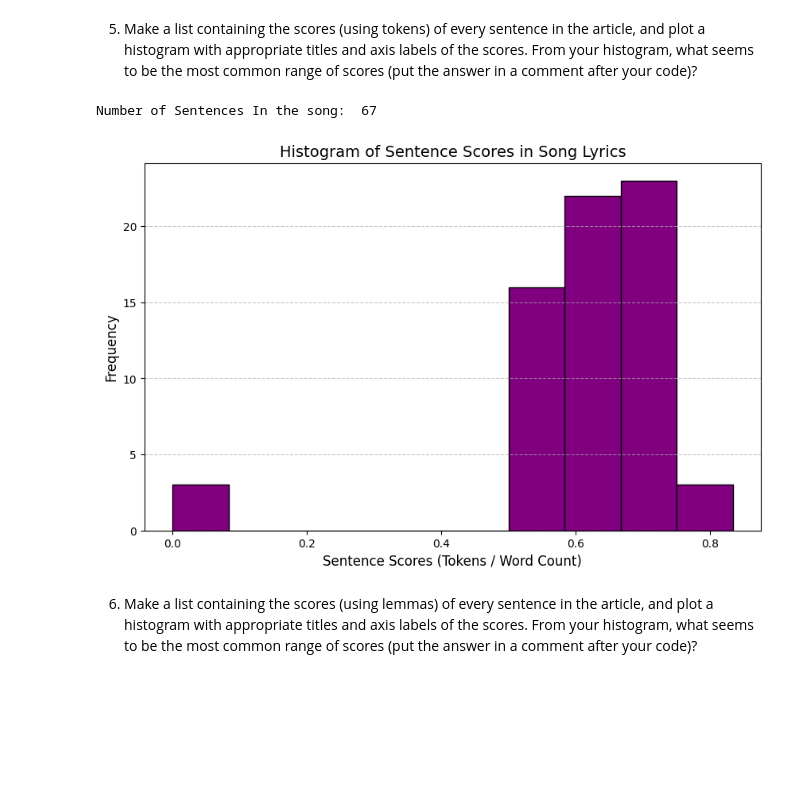
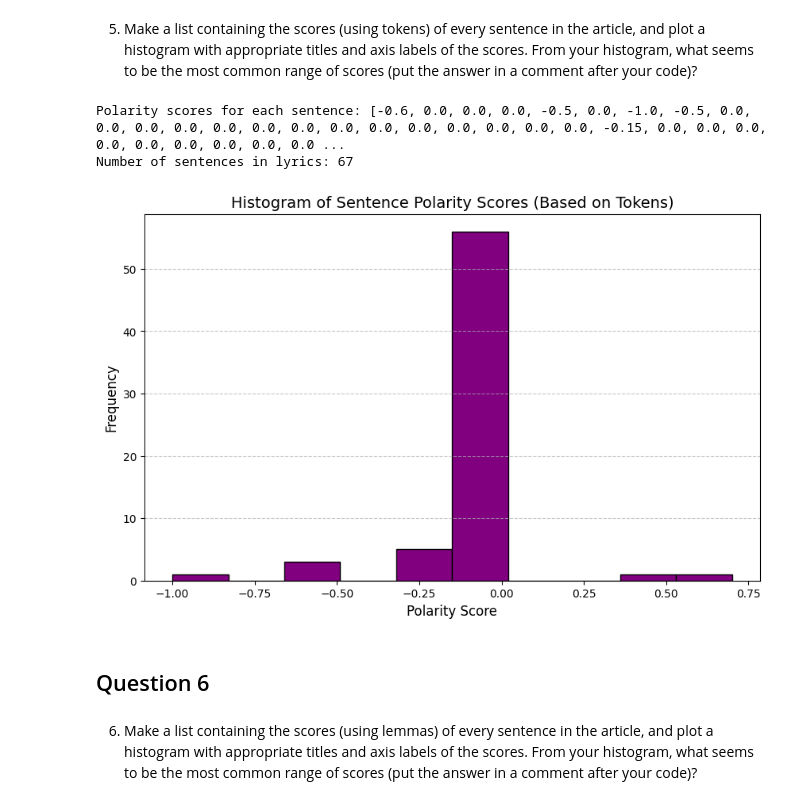
Before and after one commit to Valpal84/WK7_Final_Project, a Jupyter notebook: Valerie_article-summarizer.ipynb, the cells around one changed output. Cells and saved outputs as stored; diff of their text form; code cells hidden in the pictures; blank space fills up the shorter version.

Commit message:
Completed questions 6 and 7

```diff
--- a/Valerie_article-summarizer.ipynb
+++ b/Valerie_article-summarizer.ipynb
@@ -232,38 +232,50 @@ Lemma: demon, Frequency: 15
 ### Question 5
 # %% [markdown]
 5. Make a list containing the scores (using tokens) of every sentence in the article, and plot a histogram with appropriate titles and axis labels of the scores. From your histogram, what seems to be the most common range of scores (put the answer in a comment after your code)?
-# %%
-import spacy
-import matplotlib.pyplot as py
-
-# Load text into spacy pipeline
-nlp = spacy.load("en_core_web_sm")
-doc = nlp(processed_lyrics)
-
-#Tokenize article into sentences
-sentences = list(doc.sents)
-
-#Calculate the score for each sentence
-sentence_scores = [
-    len([token for token in sent if token.is_alpha]) / len(sent) if len(sent) > 0 else 0
-    for sent in sentences
-]
-#Print the number of sentences in the lyrics
-num_sentences = len(list(doc.sents))
-print("Number of Sentences In the song: ", num_sentences)
-
-#Plot a histogram of sentence scores
-plt.figure(figsize=(10, 6))
-plt.grid(axis='y', linestyle='--', alpha=0.7, zorder=2)
-plt.hist(sentence_scores, bins=10, color='purple', edgecolor='black', zorder=0)
-plt.title("Histogram of Sentence Scores in Song Lyrics", fontsize=14)
-plt.xlabel("Sentence Scores (Tokens / Word Count)", fontsize=12)
-plt.ylabel("Frequency", fontsize=12)
-plt.show()
-
-#It appears that most of the scores are between 0.5 and 0.8.
-# %% [output]
-Number of Sentences In the song:  67
-[figure, removed]
+# %%
+#Imports
+import spacy
+from spacytextblob.spacytextblob import SpacyTextBlob
+import matplotlib.pyplot as plt
+from textblob import TextBlob
+
+# Calculate polarity using text blob
+def calculate_polarity(text):
+    return TextBlob(text).sentiment.polarity
+
+# Process the lyrics with spaCy
+doc = nlp(processed_lyrics)
+
+# Calculate the polarity scores for each sentence based on tokens
+sentence_polarity_scores = [
+    calculate_polarity(" ".join([token.text for token in sent if token.is_alpha and not token.is_space]))
+    for sent in doc.sents
+]
+
+# Print the polarity scores
+print("Polarity scores for each sentence:", sentence_polarity_scores)
+
+#Calculate and print number of sentences in lyrics
+num_sentences = len(list(doc.sents))
+print("Number of sentences in lyrics:", num_sentences)
+
+# Plot the polarity scores as a histogram
+plt.figure(figsize=(10, 6))
+plt.hist(sentence_polarity_scores, bins=10, color='purple', edgecolor='black')
+plt.title("Histogram of Sentence Polarity Scores (Based on Tokens)", fontsize=14)
+plt.xlabel("Polarity Score", fontsize=12)
+plt.ylabel("Frequency", fontsize=12)
+plt.grid(axis='y', linestyle='--', alpha=0.7)
+plt.show()
+
+# Comment your findings
+# The polarity scores have quite the range based on tokens.
+# From the histogram, the most common range of polarity scores appears to be between around -0.3 to a little over 0.
+# %% [output]
+Polarity scores for each sentence: [-0.6, 0.0, 0.0, 0.0, -0.5, 0.0, -1.0, -0.5, 0.0, 0.0, 0.0, 0.0, 0.0, 0.0, 0.0, 0.0, 0.0, 0.0, 0.0, 0.0, 0.0, 0.0, -0.15, 0.0, 0.0, 0.0, 0.0, 0.0, 0.0, 0.0, 0.0, 0.0 ...
+Number of sentences in lyrics: 67
+[figure, added]
+# %% [markdown]
+## Question 6
 # %% [markdown]
 6. Make a list containing the scores (using lemmas) of every sentence in the article, and plot a histogram with appropriate titles and axis labels of the scores.  From your histogram, what seems to be the most common range of scores (put the answer in a comment after your code)?
```
Also changed, not shown: parts of 5 cells of this notebook.
